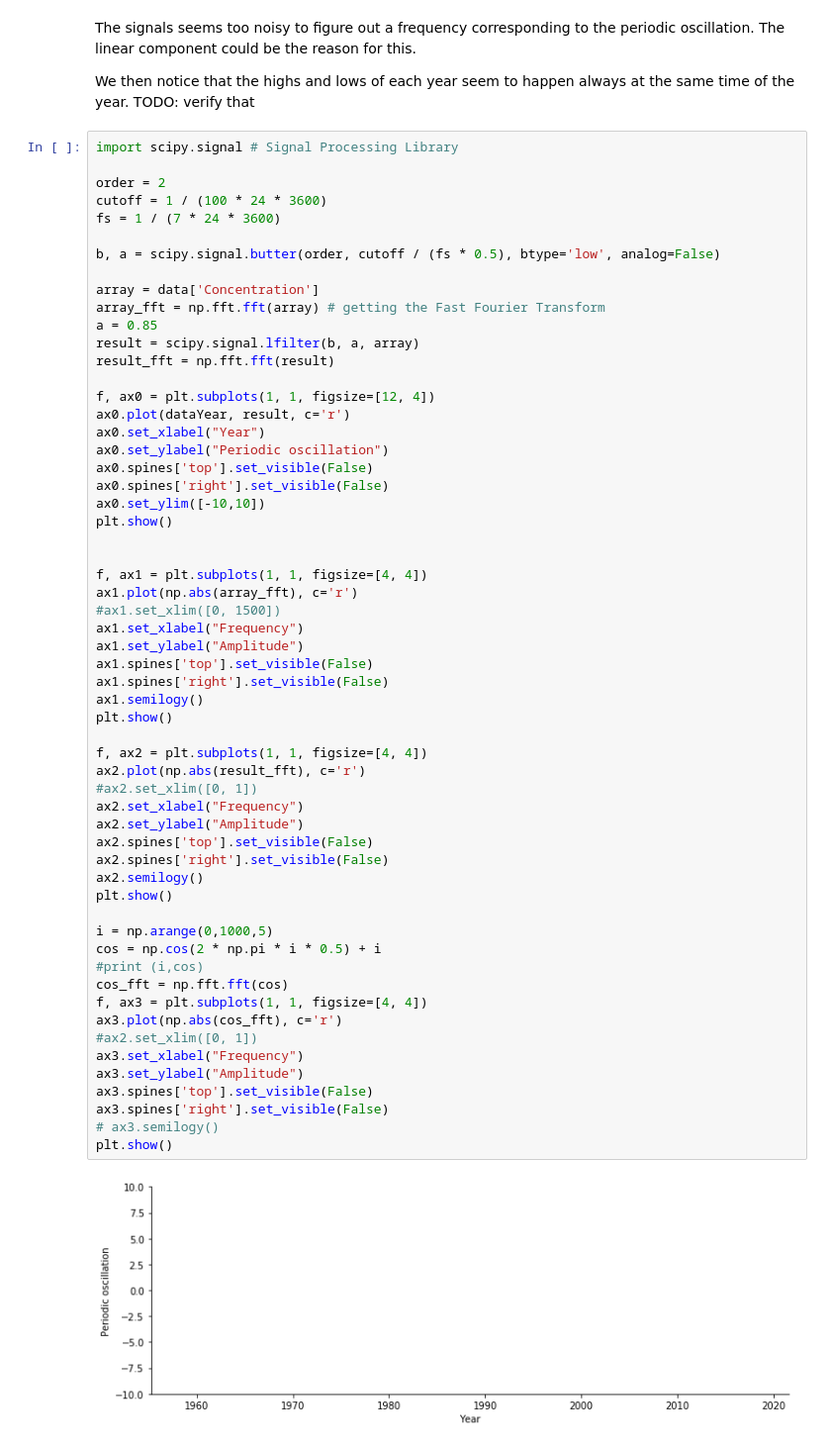
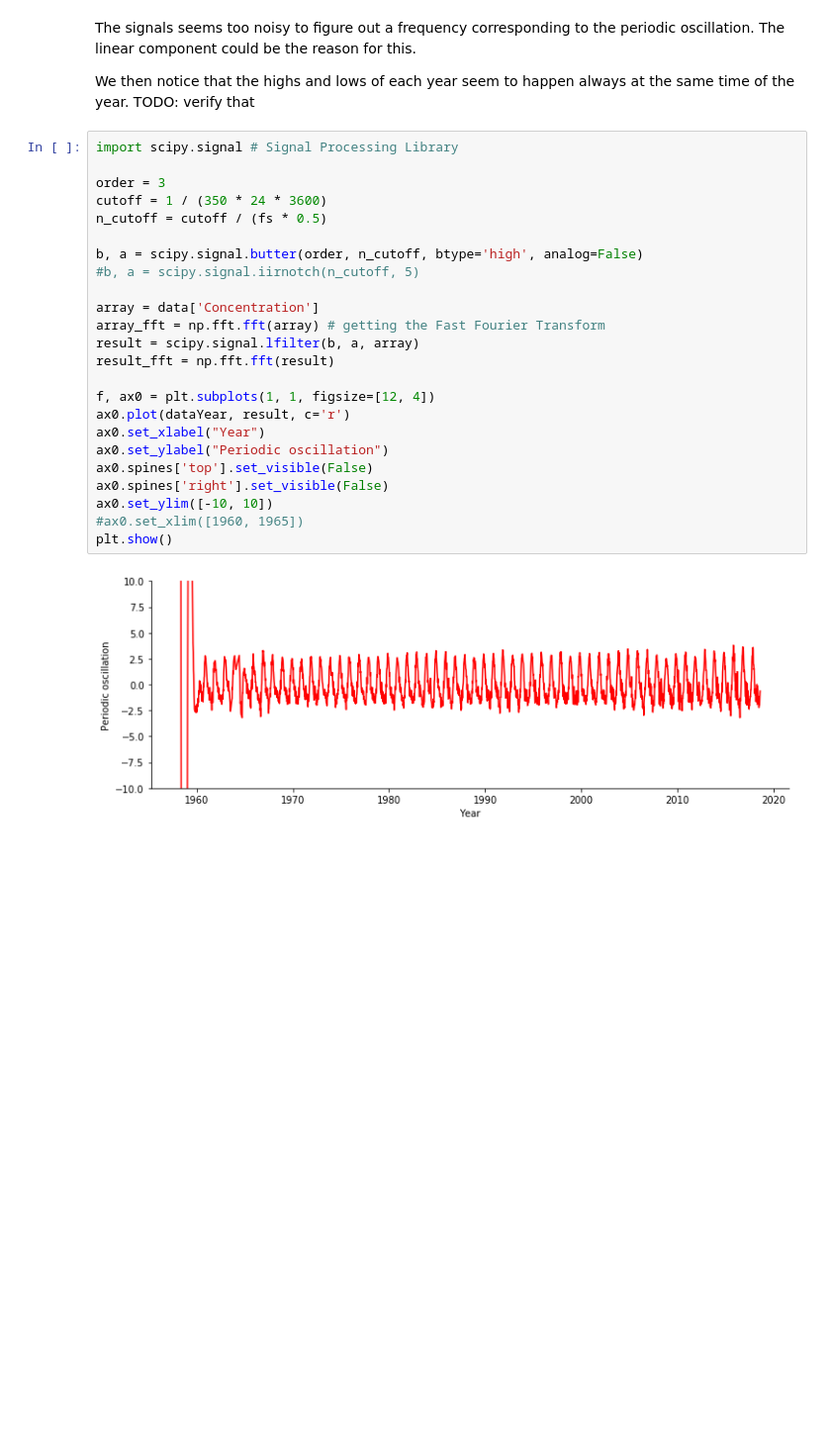
Before and after one commit to Aurele-Barriere/CO2_data_analysis, a Jupyter notebook: evolutionCO2.ipynb, the cells around one changed output. Shown at 99% size. Cells and saved outputs as stored; diff of their text form; blank space fills up the shorter version.

```diff
--- a/evolutionCO2.ipynb
+++ b/evolutionCO2.ipynb
@@ -119,60 +124,26 @@ TODO: verify that
 # %%
 import scipy.signal # Signal Processing Library
 
-order = 2
-cutoff = 1 / (100 * 24 * 3600)
-fs = 1 / (7 * 24 * 3600)
+order = 3
+cutoff = 1 / (350 * 24 * 3600)
+n_cutoff = cutoff / (fs * 0.5)
 
-b, a = scipy.signal.butter(order, cutoff / (fs * 0.5), btype='low', analog=False)
+b, a = scipy.signal.butter(order, n_cutoff, btype='high', analog=False)
+#b, a = scipy.signal.iirnotch(n_cutoff, 5)
 
 array = data['Concentration']
 array_fft = np.fft.fft(array) # getting the Fast Fourier Transform
-a = 0.85
 result = scipy.signal.lfilter(b, a, array)
 result_fft = np.fft.fft(result)
 
 f, ax0 = plt.subplots(1, 1, figsize=[12, 4])
 ax0.plot(dataYear, result, c='r')
 ax0.set_xlabel("Year")
 ax0.set_ylabel("Periodic oscillation")
 ax0.spines['top'].set_visible(False)
 ax0.spines['right'].set_visible(False)
-ax0.set_ylim([-10,10])
+ax0.set_ylim([-10, 10])
+#ax0.set_xlim([1960, 1965])
 plt.show()
-
-
-f, ax1 = plt.subplots(1, 1, figsize=[4, 4])
-ax1.plot(np.abs(array_fft), c='r')
-#ax1.set_xlim([0, 1500])
-ax1.set_xlabel("Frequency")
-ax1.set_ylabel("Amplitude")
-ax1.spines['top'].set_visible(False)
-ax1.spines['right'].set_visible(False)
-ax1.semilogy()
-plt.show()
-
-f, ax2 = plt.subplots(1, 1, figsize=[4, 4])
-ax2.plot(np.abs(result_fft), c='r')
-#ax2.set_xlim([0, 1])
-ax2.set_xlabel("Frequency")
-ax2.set_ylabel("Amplitude")
-ax2.spines['top'].set_visible(False)
-ax2.spines['right'].set_visible(False)
-ax2.semilogy()
-plt.show()
-
-i = np.arange(0,1000,5)
-cos = np.cos(2 * np.pi * i * 0.5) + i
-#print (i,cos)
-cos_fft = np.fft.fft(cos)
-f, ax3 = plt.subplots(1, 1, figsize=[4, 4])
-ax3.plot(np.abs(cos_fft), c='r')
-#ax2.set_xlim([0, 1])
-ax3.set_xlabel("Frequency")
-ax3.set_ylabel("Amplitude")
-ax3.spines['top'].set_visible(False)
-ax3.spines['right'].set_visible(False)
-# ax3.semilogy()
-plt.show()
 # %% [output]
-[figure, old version]
+[figure, new version]
```
Also changed, not shown: parts of 5 cells of this notebook.
